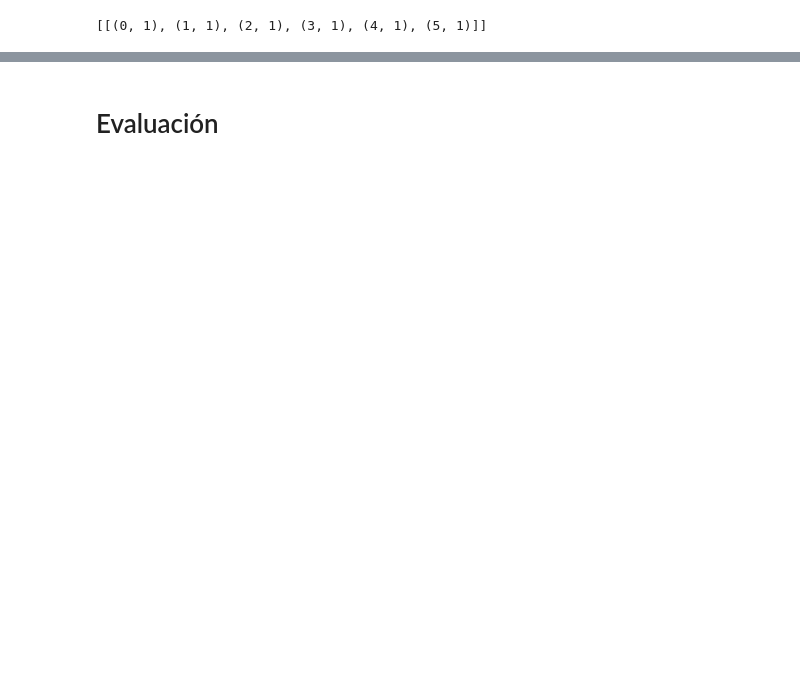
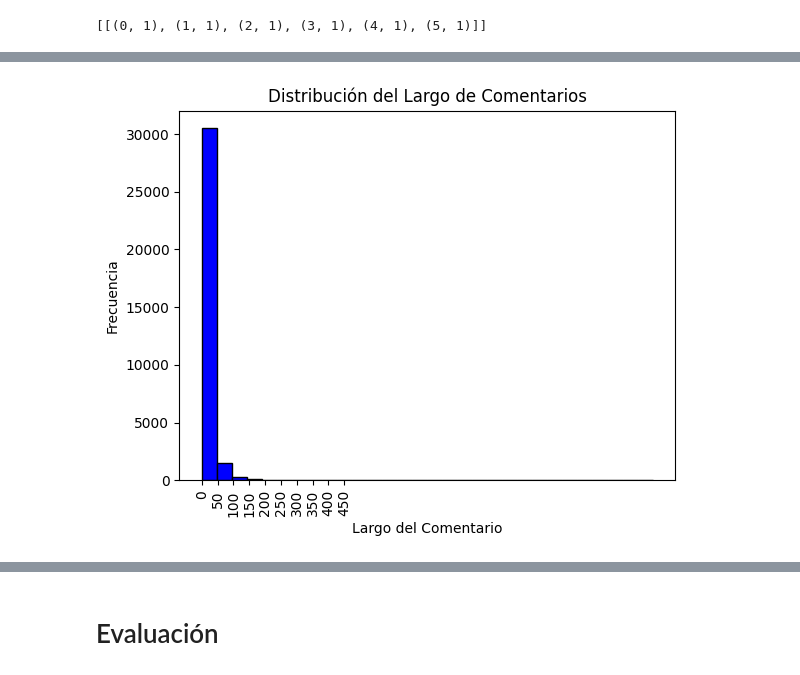
Before and after one commit to Repositivo/Procesamiento-de-comentarios, a Jupyter notebook: Notebooks/Generacion_categorias.ipynb, the cells around one changed output, grey strips where cells are left out. Cells and saved outputs as stored; diff of their text form; code cells hidden in the pictures; blank space fills up the shorter version.

```diff
--- a/Notebooks/Generacion_categorias.ipynb
+++ b/Notebooks/Generacion_categorias.ipynb
@@ -26,3 +23,5 @@ from sklearn.metrics import silhouette_score
 # Carga de los datos
 
 Los datos vienen con su respectiva etiqueta correspondiente a cada cluster.
+# %%
+df = pd.read_csv('../Datos/PlanComun2019-2023.csv')
@@ -82,0 +120,28 @@ dic = [[(id2word[i], freq) for i, freq in doc] for doc in corpus[:5]]
+# %%
+# Largo de los comentarios tokenizados
+tokens = [
+    [word for word in simple_preprocess(comentario, deacc=True) if word not in stopwords]
+    for comentario in df['comentario']
+]
+
+# Largo de los comentarios tokenizados
+
+largo_tokens = [len(token) for token in tokens]
+
+# Crear un histograma para visualizar la distribución del largo
+
+plt.hist(largo_tokens, bins=30, color='blue', edgecolor='black')
+
+# Añadir etiquetas y título al gráfico
+
+plt.xlabel('Largo del Comentario')
+plt.ylabel('Frecuencia')
+plt.title('Distribución del Largo de Comentarios')
+
+plt.xticks(np.arange(0, 500, 50), rotation=90)
+
+# Mostrar el gráfico
+
+plt.show()
+# %% [output]
+[figure, added]
```
Also changed, not shown: parts of 62 cells of this notebook, 7 other files.
